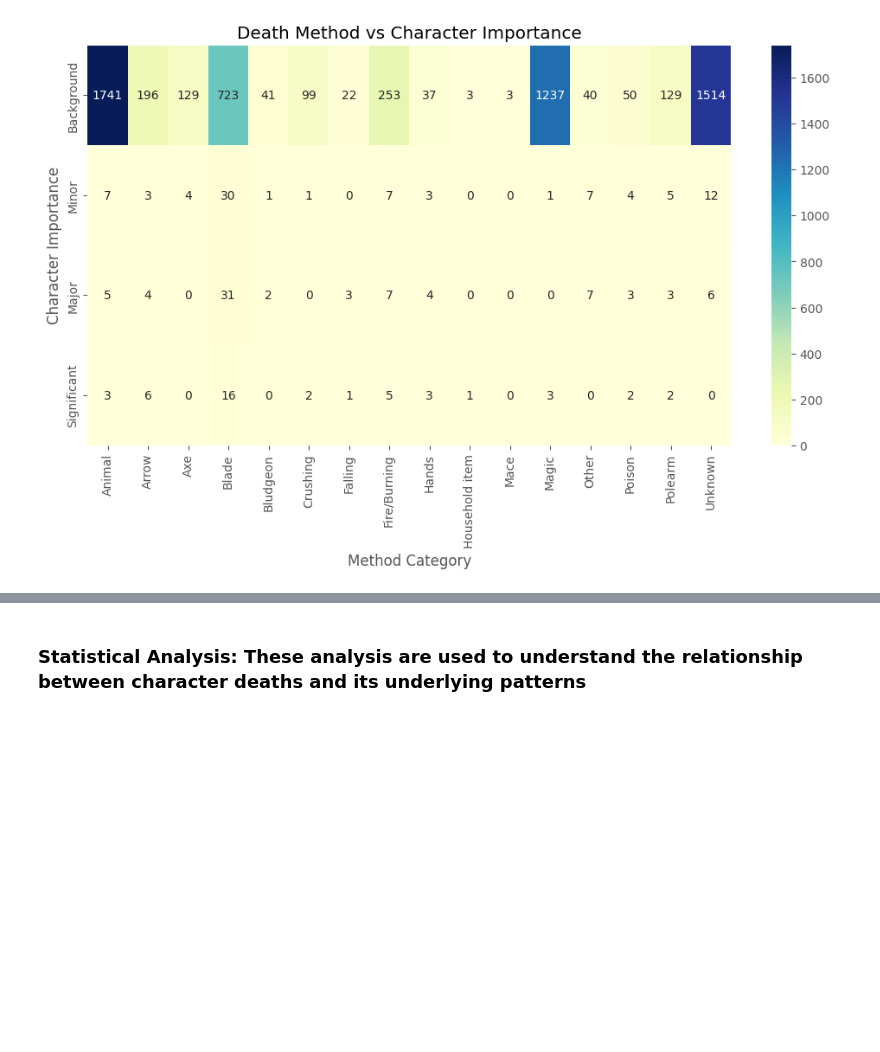
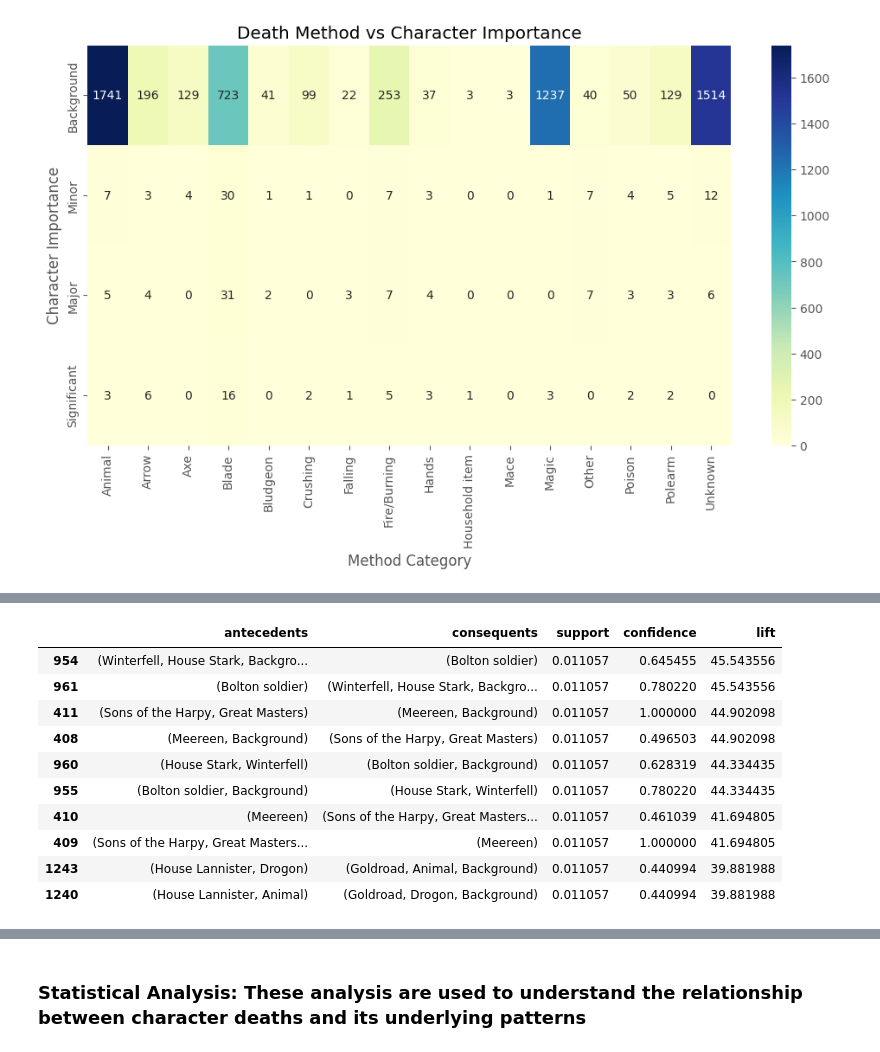
Before and after one commit to YoshChua/CSMODEL_MP, a Jupyter notebook: CSMODEL_MP.ipynb, the cells around one changed output, grey strips where cells are left out. Drawn from its saved outputs; the diff is of its cells as text; code cells hidden in the pictures; blank space fills up the shorter version.

Commit message:
added data mining

```diff
--- a/CSMODEL_MP.ipynb
+++ b/CSMODEL_MP.ipynb
@@ -677,0 +703,46 @@ Overall, the analysis highlights the narrative choices in Game of Thrones, where
+# %%
+from mlxtend.frequent_patterns import apriori, association_rules
+from mlxtend.preprocessing import TransactionEncoder
+
+df_mine = GOTdeaths_df.copy()
+
+df_mine['importance_level'] = df_mine['importance'].map(importance_mapping)
+
+df_mine = df_mine[['importance_level','allegiance', 'killer_top_15', 'method_cat', 'location']]
+
+#Convert each row to a transaction (list of values)
+transactions = df_mine.astype(str).values.tolist()
+
+#Encode for Apriori
+te = TransactionEncoder()
+te_array = te.fit(transactions).transform(transactions)
+df_encoded = pd.DataFrame(te_array, columns=te.columns_)
+
+# Apply Apriori
+frequent_itemsets = apriori(df_encoded, min_support=0.01, use_colnames=True)
+
+# Generate Rules
+rules = association_rules(frequent_itemsets, metric="lift", min_threshold=1.2)
+
+# Filter rules for specific columns (in this case, 'importance' and 'method_cat' to focus on the context of the analysis)
+rules_filtered = rules[
+    rules['antecedents'].astype(str).str.contains('Background|Minor|Major|Significant') |
+    rules['consequents'].astype(str).str.contains('Background|Minor|Major|Significant') |
+    rules['antecedents'].astype(str).str.contains('method_cat') |
+    rules['consequents'].astype(str).str.contains('method_cat')
+]
+# View top rules
+rules_filtered_view = rules_filtered[['antecedents', 'consequents', 'support', 'confidence', 'lift']]
+rules_filtered_view.sort_values('confidence', ascending=False).head(10)
+# %% [output]
+|  | antecedents | consequents | support | confidence | lift |
+| 954 | (Winterfell, House Stark, Backgro... | (Bolton soldier) | 0.011057 | 0.645455 | 45.543556 |
+| 961 | (Bolton soldier) | (Winterfell, House Stark, Backgro... | 0.011057 | 0.780220 | 45.543556 |
+| 411 | (Sons of the Harpy, Great Masters) | (Meereen, Background) | 0.011057 | 1.000000 | 44.902098 |
+| 408 | (Meereen, Background) | (Sons of the Harpy, Great Masters) | 0.011057 | 0.496503 | 44.902098 |
+| 960 | (House Stark, Winterfell) | (Bolton soldier, Background) | 0.011057 | 0.628319 | 44.334435 |
+| 955 | (Bolton soldier, Background) | (House Stark, Winterfell) | 0.011057 | 0.780220 | 44.334435 |
+| 410 | (Meereen) | (Sons of the Harpy, Great Masters... | 0.011057 | 0.461039 | 41.694805 |
+| 409 | (Sons of the Harpy, Great Masters... | (Meereen) | 0.011057 | 1.000000 | 41.694805 |
+| 1243 | (House Lannister, Drogon) | (Goldroad, Animal, Background) | 0.011057 | 0.440994 | 39.881988 |
+| 1240 | (House Lannister, Animal) | (Goldroad, Drogon, Background) | 0.011057 | 0.440994 | 39.881988 |
```
Also changed, not shown: parts of 10 cells of this notebook.
